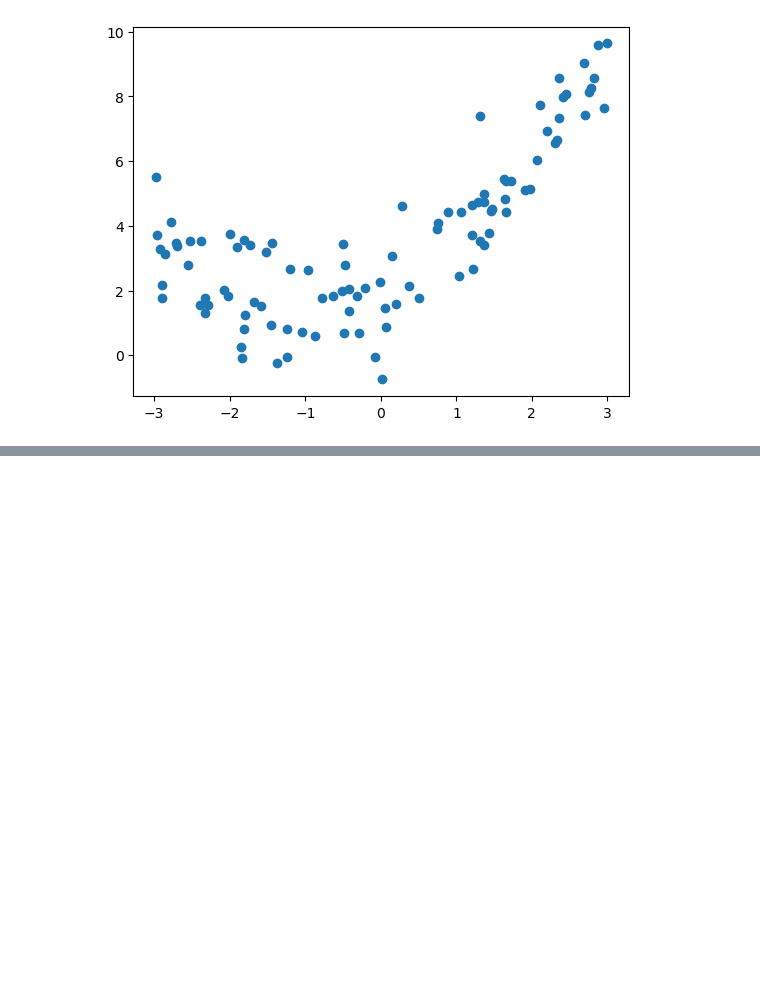
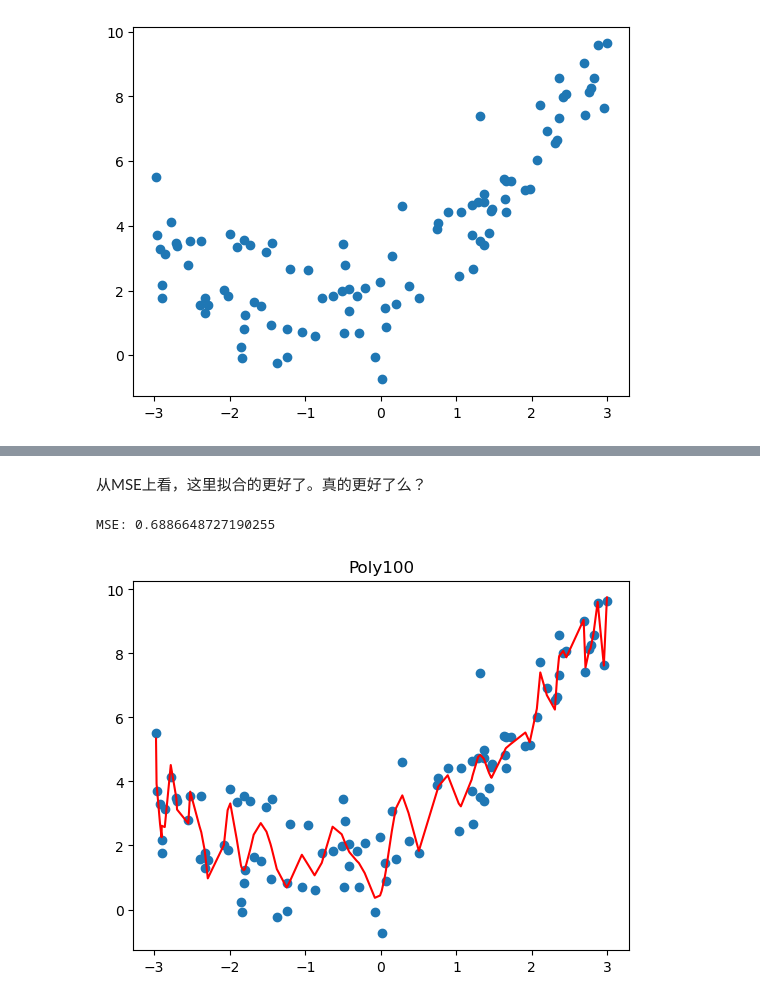
Before and after one commit to LinhMuks-DFox/PlayML, a Jupyter notebook: notebooks/chp6-Polynomial-Regression-and-Model-Generalization/03-Overfit-and-Underfit.ipynb, the cells around one changed output, grey strips where cells are left out. Cells and saved outputs as stored; diff of their text form; code cells hidden in the pictures; blank space fills up the shorter version.

```diff
--- a/notebooks/chp6-Polynomial-Regression-and-Model-Generalization/03-Overfit-and-Underfit.ipynb
+++ b/notebooks/chp6-Polynomial-Regression-and-Model-Generalization/03-Overfit-and-Underfit.ipynb
@@ -15,0 +85,15 @@ plt.show()
+# %% [markdown]
+从MSE上看，这里拟合的更好了。真的更好了么？
+# %%
+# degree = 100
+poly100_reg = PolynomialRegression(100)
+poly100_reg.fit(X, y)
+y100_predict = poly100_reg.predict(X)
+print(f"MSE: {mean_squared_error(y, y100_predict)}")
+plt.plot(np.sort(x), y100_predict[np.argsort(x)], color="r") # 注意这里不是真正的拟合后的曲线，只是x和x对应的预测值
+plt.title("Poly100")
+plt.scatter(x, y)
+plt.show()
+# %% [output]
+MSE: 0.6886648727190255
+[figure, added]
```
Also changed, not shown: parts of 8 cells of this notebook, 4 other files.
